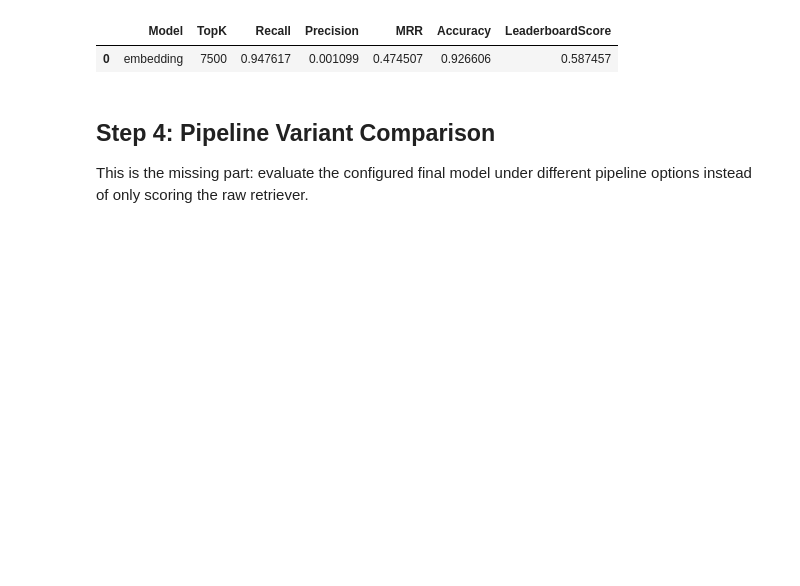
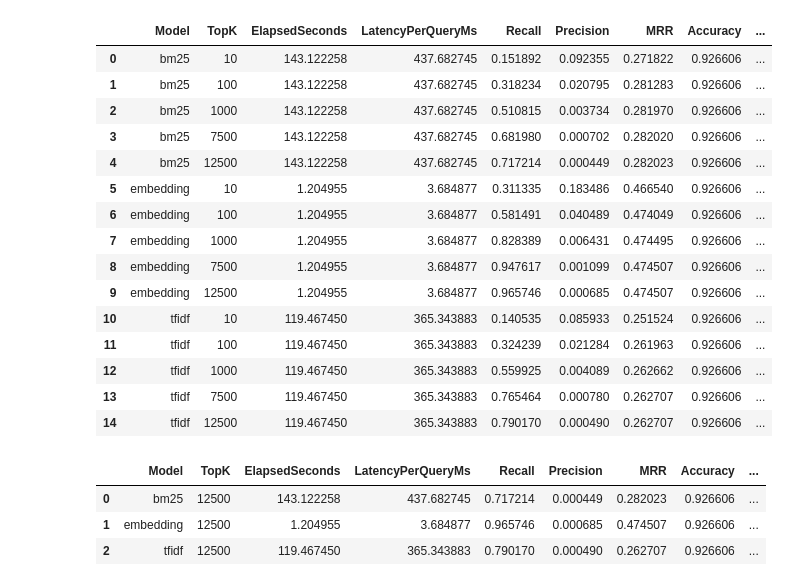
Before and after one commit to sorooshaghaei/retrieval_project, a Jupyter notebook: notebooks/retrieval-evaluation.ipynb, the cells around one changed output. Drawn from its saved outputs; the diff is of its cells as text; code cells hidden in the pictures; blank space fills up the shorter version.

```diff
--- a/notebooks/retrieval-evaluation.ipynb
+++ b/notebooks/retrieval-evaluation.ipynb
@@ -123,7 +130,7 @@ Prepare first-stage retrieval artifacts, category predictions, and the cross-enc
 # %%
-prepared_retrievers = prepare_retrievers(frames, paths, config=config)
-category_artifacts = predict_categories(frames, paths, ground_truth=ground_truth, config=config)
-cross_encoder_reranker = build_cross_encoder_reranker(frames, paths, ground_truth, config=config)
+prepared_retrievers = prepare_retrievers(frames, paths, config=evaluation_config)
+category_artifacts = predict_categories(frames, paths, ground_truth=ground_truth, config=evaluation_config)
+cross_encoder_reranker = build_cross_encoder_reranker(frames, paths, ground_truth, config=evaluation_config)
 
 print(f'Prepared retrievers: {sorted(prepared_retrievers.keys())}')
 print(f'Category accuracy  : {category_artifacts.classifier_accuracy:.5f}')
@@ -140,14 +147,0 @@ This section keeps the old behavior: compare the raw first-stage retrievers dire
-# %%
-baseline_results_by_model = {}
-for model_name in sorted(set(config.retrieval_pipeline.evaluation_models) | {config.retrieval_pipeline.final_model}):
-    print(f'Running baseline retrieval for: {model_name}')
-    baseline_results_by_model[model_name] = run_retrieval(
-        model_name=model_name,
-        docs_frame=frames.docs,
-        queries_frame=frames.train_queries,
-        top_k=eval_top_k,
-        cache_dir=paths.cache_dir,
-        prepared_artifacts=prepared_retrievers[model_name],
-        embedding_kind='queries_train',
-        config=config,
-    )
@@ -173,24 +218,52 @@ Completed retrieval: model=embedding, results=327 queries, elapsed=3.5s
 # %%
-baseline_rows = []
-for model_name, results in baseline_results_by_model.items():
-    for top_k in config.retrieval_pipeline.evaluation_top_ks:
+phase1_rows = []
+for model_name, output in baseline_outputs_by_model.items():
+    latency_ms = 1000.0 * output.elapsed_seconds / max(len(output.results), 1)
+    for top_k in phase1_top_ks:
         metrics = leaderboard_score(
-            truncate_results(results, top_k),
+            truncate_results(output.results, top_k),
             ground_truth,
             k=top_k,
             accuracy_value=category_artifacts.classifier_accuracy,
         )
-        baseline_rows.append({'Model': model_name, 'TopK': int(top_k), **metrics})
+        phase1_rows.append(
+            {
+                'Model': model_name,
+                'TopK': int(top_k),
+                'ElapsedSeconds': output.elapsed_seconds,
+                'LatencyPerQueryMs': latency_ms,
+                **metrics,
+            }
+        )
 
-baseline_summary_df = pd.DataFrame(baseline_rows).sort_values(
-    ['LeaderboardScore', 'MRR', 'Recall', 'TopK'],
-    ascending=[False, False, False, False],
-).reset_index(drop=True)
-baseline_summary_df
+phase1_summary_df = pd.DataFrame(phase1_rows).sort_values(['Model', 'TopK']).reset_index(drop=True)
+display(phase1_summary_df)
+phase1_best_by_model_df = (
+    phase1_summary_df.sort_values(['LeaderboardScore', 'MRR', 'Recall', 'TopK'], ascending=[False, False, False, False])
+    .groupby('Model', as_index=False)
+    .head(1)
+    .sort_values('Model')
+    .reset_index(drop=True)
+)
+display(phase1_best_by_model_df)
 # %% [output]
-|  | Model | TopK | Recall | Precision | MRR | Accuracy | LeaderboardScore |
-| 0 | embedding | 7500 | 0.947617 | 0.001099 | 0.474507 | 0.926606 | 0.587457 |
+|  | Model | TopK | ElapsedSeconds | LatencyPerQueryMs | Recall | Precision | MRR | Accuracy | ... |
+| 0 | bm25 | 10 | 143.122258 | 437.682745 | 0.151892 | 0.092355 | 0.271822 | 0.926606 | ... |
+| 1 | bm25 | 100 | 143.122258 | 437.682745 | 0.318234 | 0.020795 | 0.281283 | 0.926606 | ... |
+| 2 | bm25 | 1000 | 143.122258 | 437.682745 | 0.510815 | 0.003734 | 0.281970 | 0.926606 | ... |
+| 3 | bm25 | 7500 | 143.122258 | 437.682745 | 0.681980 | 0.000702 | 0.282020 | 0.926606 | ... |
+| 4 | bm25 | 12500 | 143.122258 | 437.682745 | 0.717214 | 0.000449 | 0.282023 | 0.926606 | ... |
+| 5 | embedding | 10 | 1.204955 | 3.684877 | 0.311335 | 0.183486 | 0.466540 | 0.926606 | ... |
+| 6 | embedding | 100 | 1.204955 | 3.684877 | 0.581491 | 0.040489 | 0.474049 | 0.926606 | ... |
+| 7 | embedding | 1000 | 1.204955 | 3.684877 | 0.828389 | 0.006431 | 0.474495 | 0.926606 | ... |
+| 8 | embedding | 7500 | 1.204955 | 3.684877 | 0.947617 | 0.001099 | 0.474507 | 0.926606 | ... |
+| 9 | embedding | 12500 | 1.204955 | 3.684877 | 0.965746 | 0.000685 | 0.474507 | 0.926606 | ... |
+| 10 | tfidf | 10 | 119.467450 | 365.343883 | 0.140535 | 0.085933 | 0.251524 | 0.926606 | ... |
+| 11 | tfidf | 100 | 119.467450 | 365.343883 | 0.324239 | 0.021284 | 0.261963 | 0.926606 | ... |
+| 12 | tfidf | 1000 | 119.467450 | 365.343883 | 0.559925 | 0.004089 | 0.262662 | 0.926606 | ... |
+| 13 | tfidf | 7500 | 119.467450 | 365.343883 | 0.765464 | 0.000780 | 0.262707 | 0.926606 | ... |
+| 14 | tfidf | 12500 | 119.467450 | 365.343883 | 0.790170 | 0.000490 | 0.262707 | 0.926606 | ... |
+|  | Model | TopK | ElapsedSeconds | LatencyPerQueryMs | Recall | Precision | MRR | Accuracy | ... |
+| 0 | bm25 | 12500 | 143.122258 | 437.682745 | 0.717214 | 0.000449 | 0.282023 | 0.926606 | ... |
+| 1 | embedding | 12500 | 1.204955 | 3.684877 | 0.965746 | 0.000685 | 0.474507 | 0.926606 | ... |
+| 2 | tfidf | 12500 | 119.467450 | 365.343883 | 0.790170 | 0.000490 | 0.262707 | 0.926606 | ... |
-# %% [markdown]
-## Step 4: Pipeline Variant Comparison
-
-This is the missing part: evaluate the configured final model under different pipeline options instead of only scoring the raw retriever.
```
Also changed, not shown: parts of 22 cells of this notebook, 13 other files.
